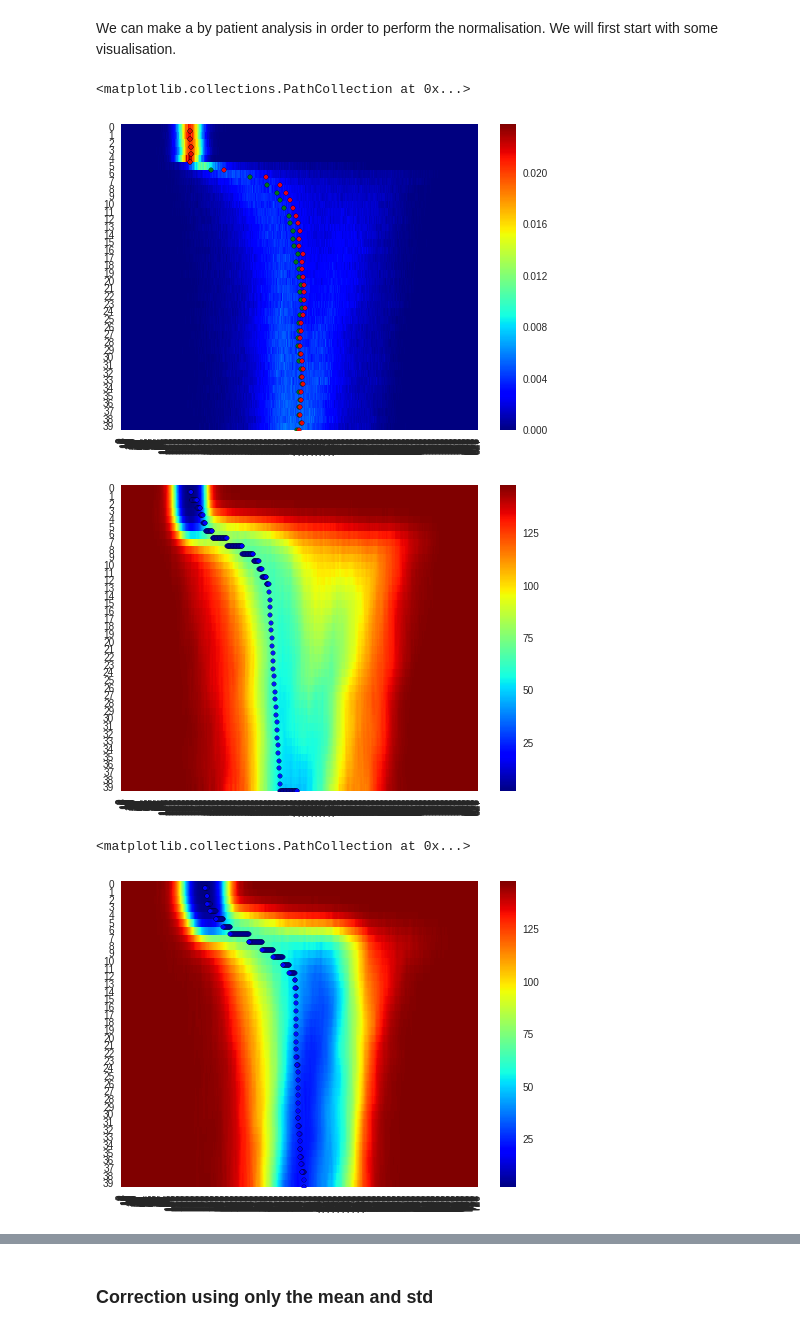
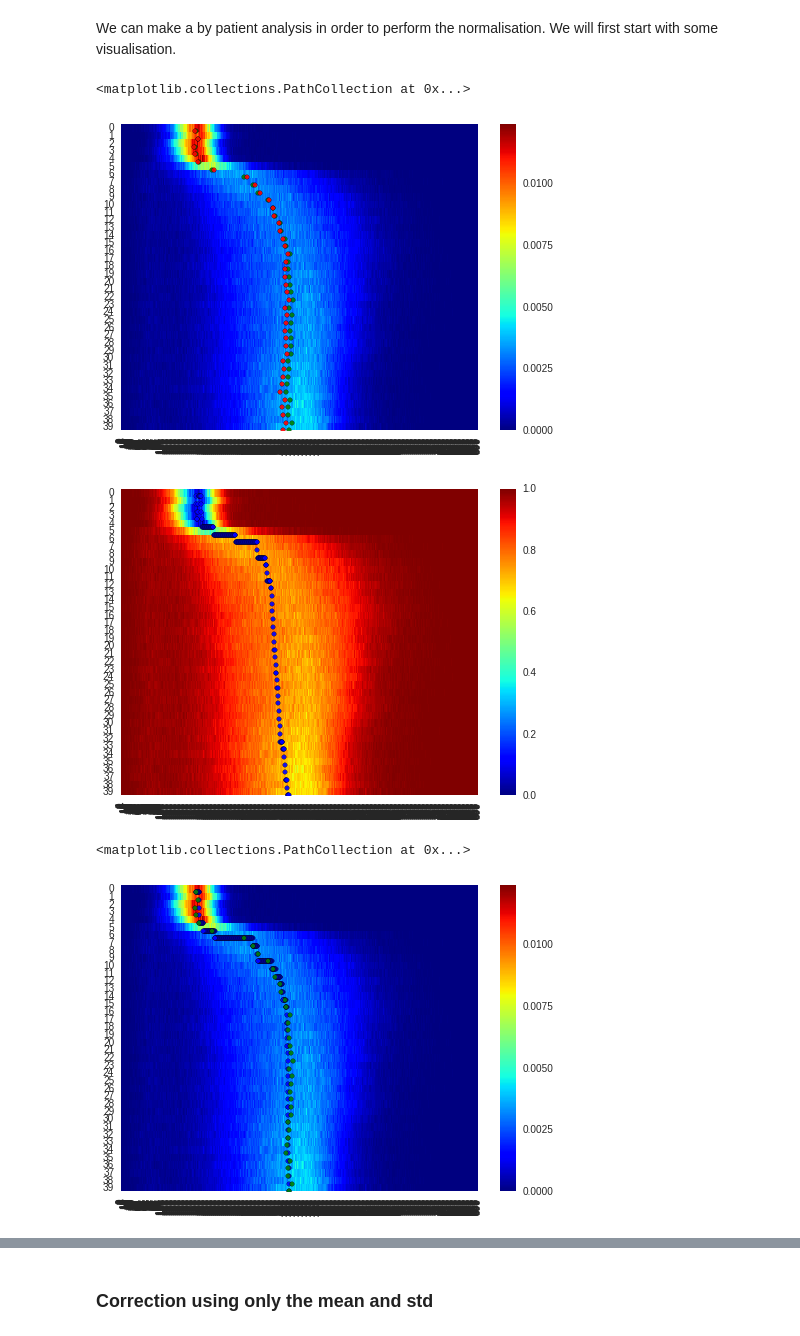
Before and after one commit to I2Cvb/prostate, a Jupyter notebook: notebook/normalisation-dce.ipynb, the cells around one changed output, grey strips where cells are left out. Cells and saved outputs as stored; diff of their text form; code cells hidden in the pictures.

```diff
--- a/notebook/normalisation-dce.ipynb
+++ b/notebook/normalisation-dce.ipynb
@@ -131,7 +131,7 @@ for pt in range(np.size(patient_sizes)):
 We can make a by patient analysis in order to perform the normalisation. We will first start with some visualisation.
 # %%
 # Define the index of the patient to visualise
-pat_vis = 5
+pat_vis = 1
 
 pat_heatmap = []
 #for pat_vis in range(len(patient_list)):
@@ -171,9 +171,9 @@ end = [39, stat_median[-1]]
 from skimage.filters import gaussian_filter
 image = 1. - (heatmap_z_raw / np.max(heatmap_z_raw))
 
-image = gaussian_filter(image, 1.5)
+#image = gaussian_filter(image, 1.5)
 
-image = np.exp(5*image)
+#image = np.exp(5*image)
 
 # Adaptive Equalization
 # Contrast stretching
@@ -202,15 +202,15 @@ sns.plt.scatter(indices[1], np.abs(indices[0]-39), label='mean', c='blue', alpha
 #py.iplot(fig, filename='heatmap-dce')
 # %% [output]
 <matplotlib.collections.PathCollection at 0x...>
-[figure, old version]
+[figure, new version]
-[figure, old version]
+[figure, new version]
 # %%
 # Build a graph from the image
 from scipy.sparse import coo_matrix
 
 def build_graph(im):
     graph = np.empty((im.size, im.size), dtype=float)
-
+    alpha = .99
     for y in np.arange(graph.shape[0]):
         # Come back to the pixel index
         px_idx = np.unravel_index(y, im.shape)
@@ -224,8 +224,8 @@ def build_graph(im):
         p_1 = np.ravel_multi_index((px_idx[0]+1, px_idx[1]), im.shape)
         p_2 = np.ravel_multi_index((px_idx[0], px_idx[1]+1), im.shape)
         # Assign the edge value
-        graph[y, p_1] = edge_val
-        graph[y, p_2] = edge_val*.5
+        graph[y, p_1] = alpha*edge_val
+        graph[y, p_2] = (1.-alpha)*edge_val
 
     return graph
 
@@ -247,35 +247,36 @@ def v2px(v, im_shape):
 
 # Define the starting point and ending point
 start = (0, stat_median[0])
 end = (39, stat_median[-1])
 im_sz = image.shape
 
 # Initiate the path
 path_list = [end]
 
 # Find the previous points in a loop
 while (end != start):
     # Convert coord from px to v
     s_v = px2v(start, im_sz)
     e_v = px2v(end, im_sz)
 
     # Find the predecessor
     pred_v = p[s_v, e_v]
 
     # Convert into pixel
     pred_px = v2px(pred_v, im_sz)
     path_list.append(pred_px)
 
     # Update the last point of the path
     end = pred_px
 
 plt.figure()
-ax = sns.heatmap(image, cmap="jet")
+ax = sns.heatmap(heatmap_z_raw, cmap="jet")
 path_list = np.array(path_list)
 sns.plt.scatter(path_list[:, 1], 39 - path_list[:, 0], label='mean', c='blue', alpha=0.9)
+sns.plt.scatter(np.ravel(patient_list[pat_vis].median_data_serie), np.arange(39, -1, -1), label='mean', c='green', alpha=0.9)
 # %% [output]
 <matplotlib.collections.PathCollection at 0x...>
-[figure, old version]
+[figure, new version]
 # %%
 # Define the index of the patient to visualise
 pat_vis = 0
```
